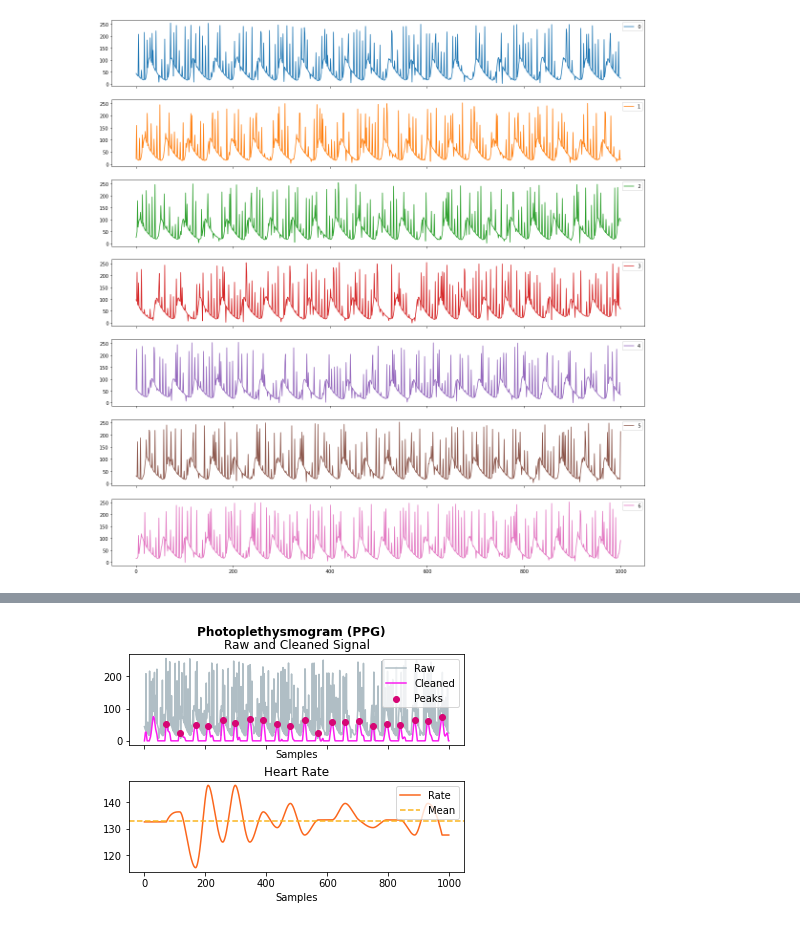
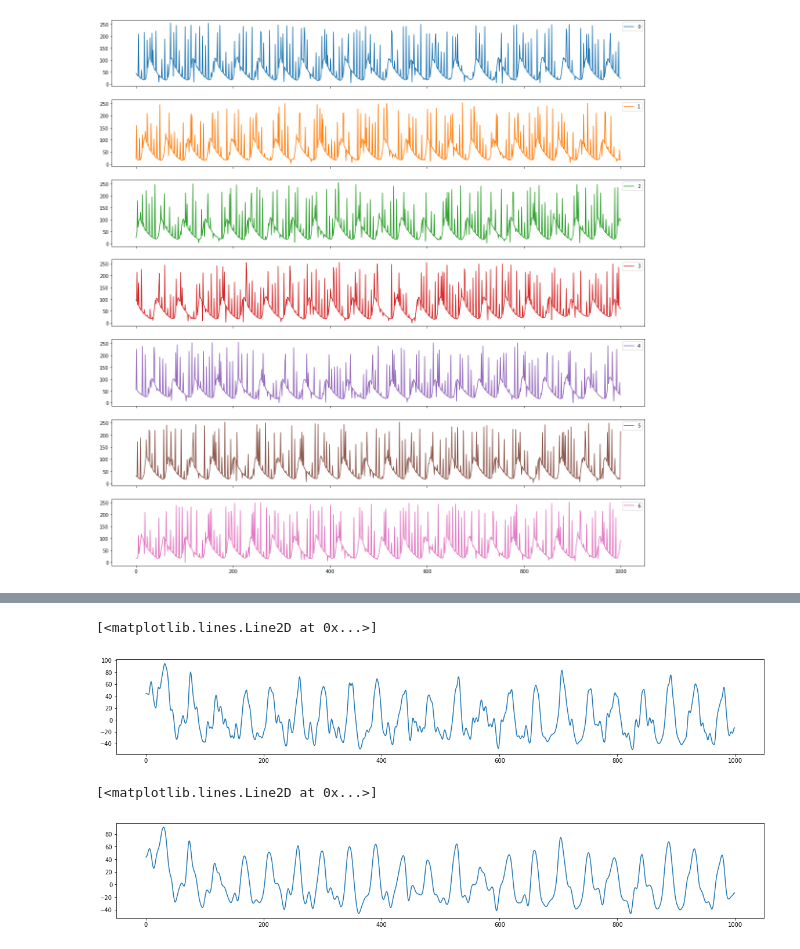
Before and after one commit to nksuya/jupyter_notebook, a Jupyter notebook: 工作笔记/oxygen_process.ipynb, the cells around one changed output, grey strips where cells are left out. Saved outputs shown, nothing was run; the diff lists cells and outputs as text; code cells hidden in the pictures.

```diff
--- a/工作笔记/oxygen_process.ipynb
+++ b/工作笔记/oxygen_process.ipynb
@@ -94,0 +108,4 @@ Name: 0, Length: 1000, dtype: int32
+# %%
+ls=list(df[6])
+for i in ls:
+    print(i,end=',')
@@ -94,0 +116,10 @@ Name: 0, Length: 1000, dtype: int32
+# %%
+df_clean_cs = pd.DataFrame()
+for i in range(7):
+    with open('./v{}.txt'.format(i), 'r') as f:
+        data = []
+        for l in f.readlines():
+            data.append(float(l.strip()))
+    # data=[i if i>0 else 0 for i in data ]
+    df_clean_cs[i] = data
+df_clean_cs
@@ -95,8 +168,17 @@ Name: 0, Length: 1000, dtype: int32
 # %%
-import neurokit2 as nk
-
-ppg = df[0]
-signals, info = nk.ppg_process(ppg, sampling_rate=100)
-fig = nk.ppg_plot(signals)
+fig =plt.figure(figsize=(20,3))
+plt.plot(data,figure=fig)
 # %% [output]
+[<matplotlib.lines.Line2D at 0x...>]
-[figure, old version]
+[figure, new version]
+# %%
+data2 = []
+step = 6
+for i, v in enumerate(data):
+    data2.append(sum(data[i:i + step]) / len(data[i:i + step]))
+
+fig = plt.figure(figsize=(20, 3))
+plt.plot(data2, figure=fig)
+# %% [output]
+[<matplotlib.lines.Line2D at 0x...>]
+[figure, added]
```
Also changed, not shown: parts of 8 cells of this notebook, 17 other files.
